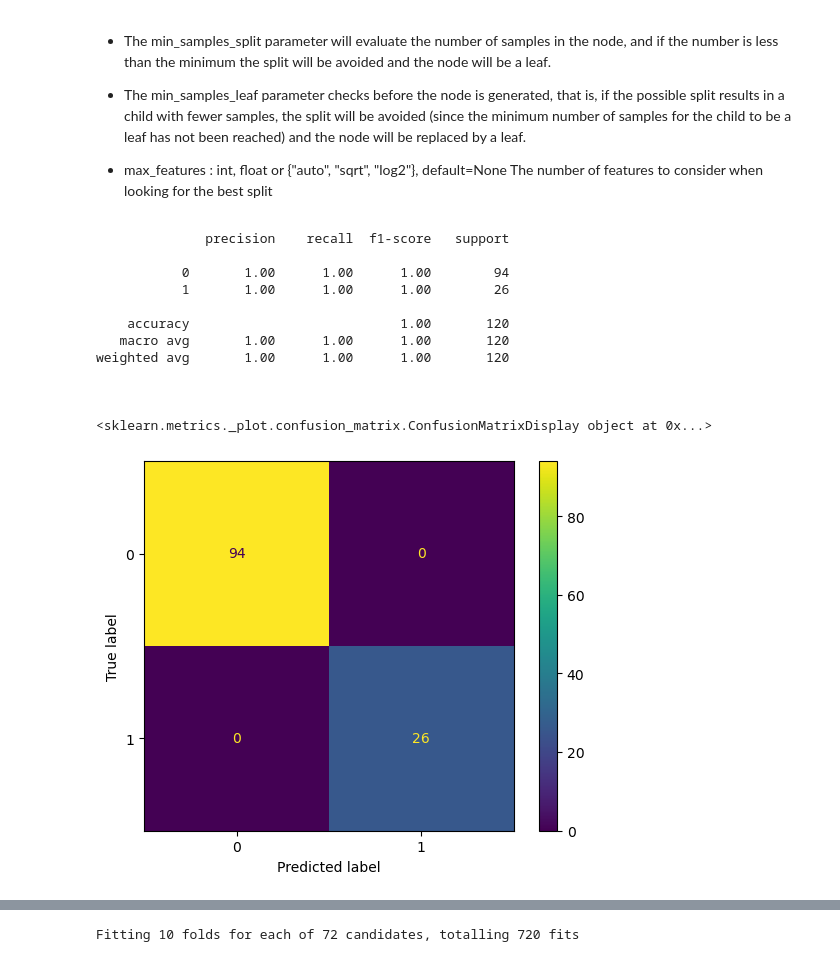
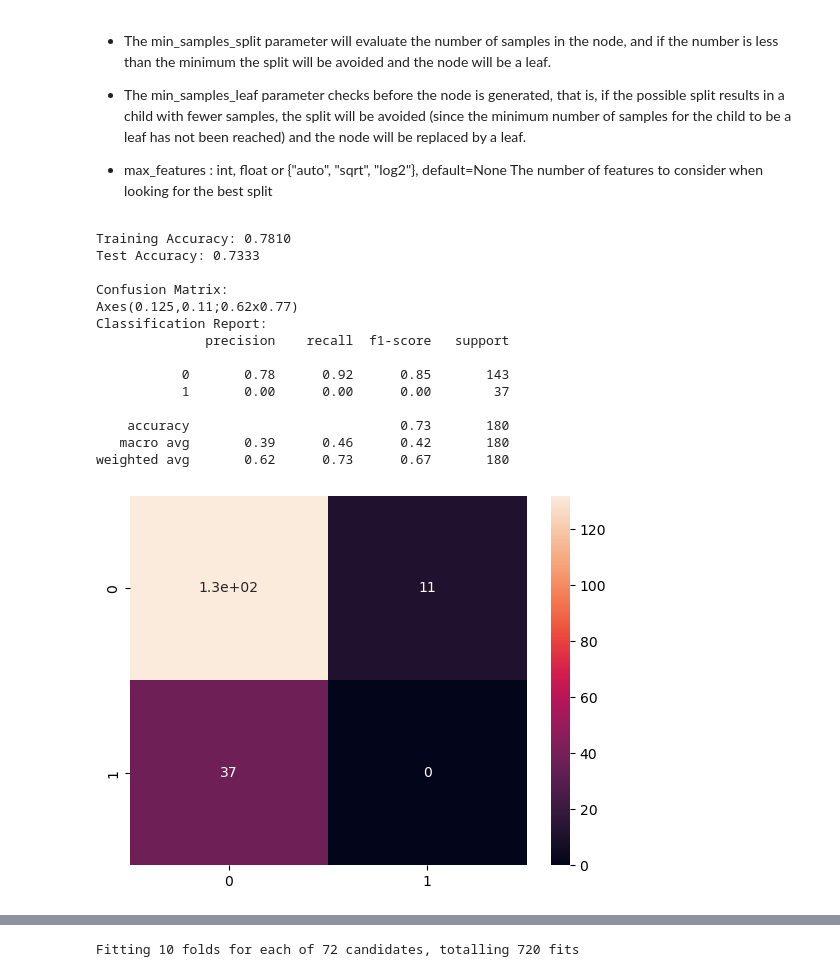
Before and after one commit to vijaycross/ExcelR-Data-Science-Assignments, a Jupyter notebook: 14. Decision Trees/Decision Tree - Fraud check Dataset.ipynb, the cells around one changed output, grey strips where cells are left out. Cells and saved outputs as stored; diff of their text form; code cells hidden in the pictures.

Commit message:
Decision Tree

```diff
--- a/14. Decision Trees/Decision Tree - Fraud check Dataset.ipynb
+++ b/14. Decision Trees/Decision Tree - Fraud check Dataset.ipynb
@@ -198,0 +187,9 @@ df.head()
+# %%
+#Creating dummy vairables of the categorical features
+from sklearn.preprocessing import LabelEncoder
+
+le = LabelEncoder()
+for col in categorical_features:
+        le.fit(data[col])
+        data[col] = le.transform(data[col])
+data.head()
@@ -213,12 +222,12 @@ sns.pairplot(df,hue='Target',corner=True)
 # %% [markdown]
 # Data Splitting
 # %%
-X = df.drop('Target',axis=1)
-y = df['Target']
+X = data.drop('Target', axis=1)
+y = data['Target']
 # %%
 from sklearn.model_selection import train_test_split
 
-X_train, X_test, y_train, y_test = train_test_split(X, y, test_size=0.2, random_state=42)
+X_train, X_test, y_train, y_test = train_test_split(X, y, test_size=0.3, random_state=42)
 # %%
 print("Shape of X_train: ",X_train.shape)
 print("Shape of X_test: ", X_test.shape)
@@ -330,9 +338,9 @@ ImportError: cannot import name '_MissingValues' from 'sklearn.utils._param_vali
 # %%
 counter = Counter(y_train)
-print('Before',counter)
+print('Before', counter)
 # oversampling the train dataset using SMOTE
 smt = SMOTE()
-x_train_sm, y_train_sm = smt.fit_resample(x_train, y_train)
+X_train_sm, y_train_sm = smt.fit_resample(X_train, y_train)
 
 counter = Counter(y_train_sm)
-print('After',counter)
+print('After', counter)
@@ -378,19 +391,21 @@ def report_model(model):
 - max_features : int, float or {"auto", "sqrt", "log2"}, default=None The number of features to consider when looking for the best split
 # %%
 pruned_tree = DecisionTreeClassifier(criterion="entropy",max_depth=5)
-pruned_tree.fit(X_train,y_train)
+pruned_tree.fit(X_train_sm, y_train_sm)
 report_model(pruned_tree)
 # %% [output]
+Training Accuracy: 0.7810
+Test Accuracy: 0.7333
+
+Confusion Matrix:
+Axes(0.125,0.11;0.62x0.77)
+Classification Report:
               precision    recall  f1-score   support
 
-           0       1.00      1.00      1.00        94
-           1       1.00      1.00      1.00        26
+           0       0.78      0.92      0.85       143
+           1       0.00      0.00      0.00        37
 
-    accuracy                           1.00       120
-   macro avg       1.00      1.00      1.00       120
-weighted avg       1.00      1.00      1.00       120
-
-
-
-<sklearn.metrics._plot.confusion_matrix.ConfusionMatrixDisplay object at 0x...>
+    accuracy                           0.73       180
+   macro avg       0.39      0.46      0.42       180
+weighted avg       0.62      0.73      0.67       180
-[figure, old version]
+[figure, new version]
```
Also changed, not shown: parts of 40 cells of this notebook.
